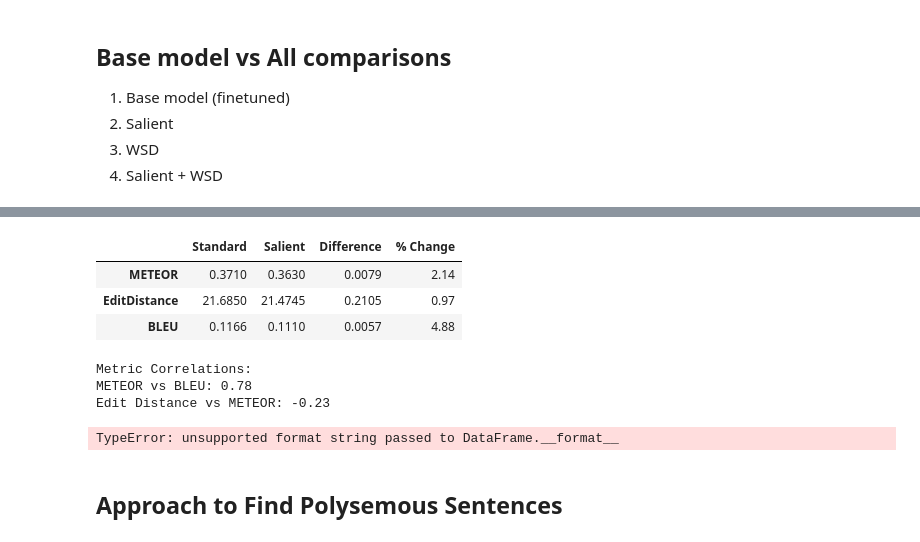
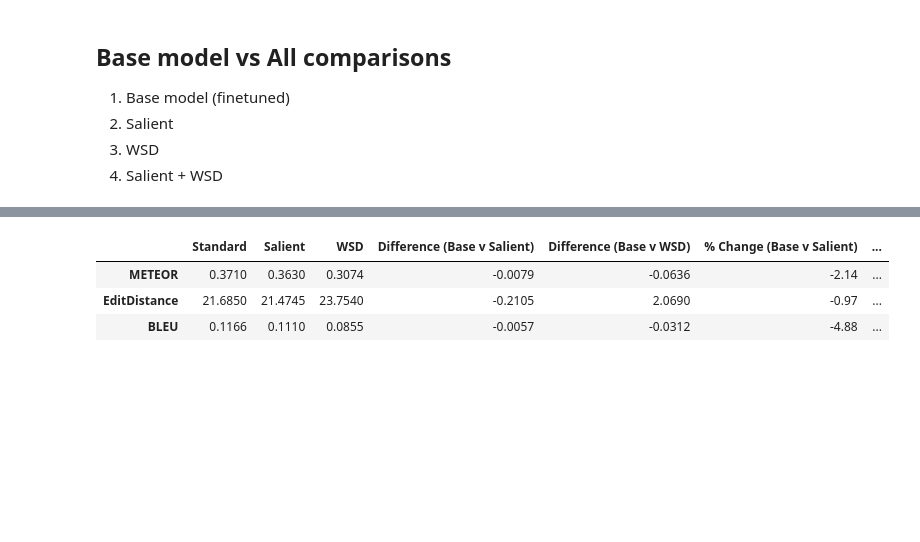
Before and after one commit to JCSnap/cs4248-team-14, a Jupyter notebook: submission/analysis/high_level_analysis.ipynb, the cells around one changed output, grey strips where cells are left out. Cells and saved outputs as stored; diff of their text form; code cells hidden in the pictures; blank space fills up the shorter version.

```diff
--- a/submission/analysis/high_level_analysis.ipynb
+++ b/submission/analysis/high_level_analysis.ipynb
@@ -117,44 +137,27 @@ df_res.head()
 | 3 | Great teachers do that, but what ... | 伟大的教师这样做,但是伟大的教师们也是这样, 指导、激励和投入。 | 优秀的教师的确要这样做 但同时他们还会指导学生的学习 激发学生的兴... | 0.149502 | 0.021137 | 41 | going education learning end teac... | ... |
 | 4 | And so I'm just plugging and chug... | 所以我只是在方圆柱的任务上加力减速, 最终,在4000次努力中, ... | 我按部就班地执行艰巨的任务 终于在第4000次筛选的时候 在我快发... | 0.266472 | 0.021328 | 40 | protein stages earliest levels ca... | ... |
 # %%
-import pandas as pd
-metrics = {
-    "METEOR": df_res['METEOR'].mean(),
-    "EditDistance": df_res['EditDistance'].mean(),
-    "BLEU": df_res['BLEU'].mean(),
-    "METEOR_salient": df_res['METEOR_salient'].mean(),
-    "EditDistance_salient": df_res['EditDistance_salient'].mean(),
-    "BLEU_salient": df_res['BLEU_salient'].mean(),
-}
+standard_means = df_res[['METEOR', 'EditDistance', 'BLEU']].mean()
+salient_means = df_res[['METEOR_salient', 'EditDistance_salient', 'BLEU_salient']].mean()
+wsd_means = df_res[['METEOR_wsd', 'EditDistance_wsd', 'BLEU_wsd']].mean()
 
 summary_df = pd.DataFrame({
-    "Standard": [metrics["METEOR"], metrics["EditDistance"], metrics["BLEU"]],
-    "Salient": [metrics["METEOR_salient"], metrics["EditDistance_salient"], metrics["BLEU_salient"]],
-}, index=["METEOR", "EditDistance", "BLEU"])
+    'Standard': standard_means.values,
+    'Salient': salient_means.values,
+    'WSD': wsd_means.values
+}, index=['METEOR', 'EditDistance', 'BLEU'])
 
-summary_df["Difference"] = summary_df["Standard"] - summary_df["Salient"]
-summary_df["% Change"] = ((summary_df["Difference"] / summary_df["Standard"]) * 100).round(2)
+summary_df['Difference (Base v Salient)'] = summary_df['Salient'] - summary_df['Standard']
+summary_df['Difference (Base v WSD)'] = summary_df['WSD'] - summary_df['Standard']
+summary_df['% Change (Base v Salient)'] = (summary_df['Difference (Base v Salient)'] / summary_df['Standard'] * 100).round(2)
+summary_df['% Change (Base v WSD)'] = (summary_df['Difference (Base v WSD)'] / summary_df['Standard'] * 100).round(2)
+
 
 summary_df = summary_df.round(4)
 
 summary_df
 # %% [output]
-|  | Standard | Salient | Difference | % Change |
-| METEOR | 0.3710 | 0.3630 | 0.0079 | 2.14 |
-| EditDistance | 21.6850 | 21.4745 | 0.2105 | 0.97 |
-| BLEU | 0.1166 | 0.1110 | 0.0057 | 4.88 |
+|  | Standard | Salient | WSD | Difference (Base v Salient) | Difference (Base v WSD) | % Change (Base v Salient) | ... |
+| METEOR | 0.3710 | 0.3630 | 0.3074 | -0.0079 | -0.0636 | -2.14 | ... |
+| EditDistance | 21.6850 | 21.4745 | 23.7540 | -0.2105 | 2.0690 | -0.97 | ... |
+| BLEU | 0.1166 | 0.1110 | 0.0855 | -0.0057 | -0.0312 | -4.88 | ... |
-# %%
-correlation_matrix = df_res[['METEOR', 'BLEU', 'EditDistance']].corr()
-salient_correlation = df_res[['METEOR', 'METEOR_salient']].corr()
-
-print("\nMetric Correlations:")
-print(f"METEOR vs BLEU: {correlation_matrix.loc['METEOR', 'BLEU']:.2f}")
-print(f"Edit Distance vs METEOR: {correlation_matrix.loc['EditDistance', 'METEOR']:.2f}")
-print(f"Base METEOR vs Salient METEOR: {salient_correlation:.2f}")
-# %% [output]
-Metric Correlations:
-METEOR vs BLEU: 0.78
-Edit Distance vs METEOR: -0.23
-TypeError: unsupported format string passed to DataFrame.__format__
-# %% [markdown]
-## Approach to Find Polysemous Sentences
```
Also changed, not shown: parts of 16 cells of this notebook.
